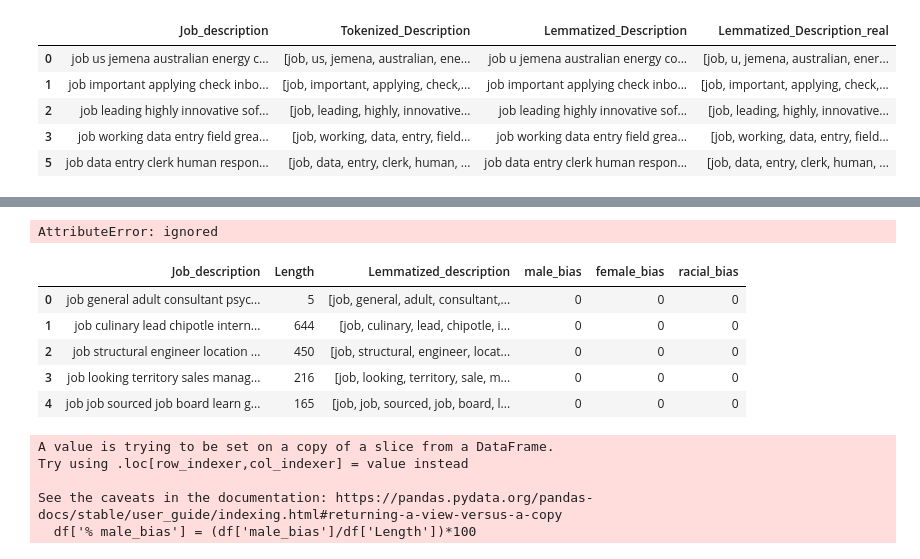
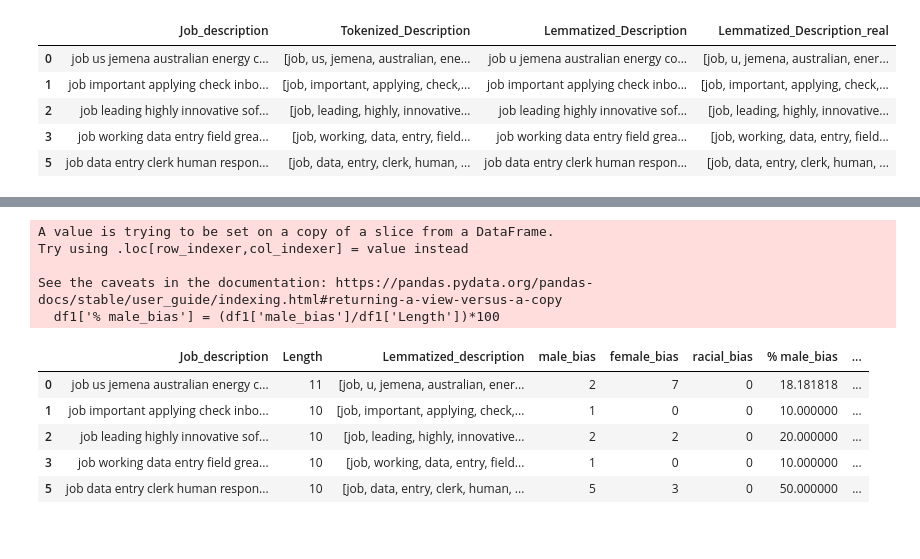
Before and after one commit to shfarhaan/EquiJob, a Jupyter notebook: Equijob_EDA.ipynb, the cells around one changed output, grey strips where cells are left out. Cells and saved outputs as stored; diff of their text form; code cells hidden in the pictures.

```diff
--- a/Equijob_EDA.ipynb
+++ b/Equijob_EDA.ipynb
@@ -880,6 +880,6 @@ df['tokenized_digits_stripped_real'] = df['tokenized_digits_stripped'].apply(tok
 df['Length_before'] = [len(df['Lemmatized_Description_real'][i]) for i in df.index]
 df['Length_after'] = [len(df['tokenized_digits_stripped_real'][i]) for i in df.index]
 # %%
-df = df[['Job_description', 'Length_after', 'tokenized_digits_stripped_real']]
+df1 = df[['Job_description', 'Length_after', 'tokenized_digits_stripped_real']]
 # %%
-df.rename(columns={'Length_after' : 'Length', 'tokenized_digits_stripped_real': 'Lemmatized_description'}, inplace = True)
+df1.rename(columns={'Length_after' : 'Length', 'tokenized_digits_stripped_real': 'Lemmatized_description'}, inplace = True)
@@ -885,0 +900,19 @@ df.rename(columns={'Length_after' : 'Length', 'tokenized_digits_stripped_real':
+# %%
+def bias(text):
+    male_count = 0
+    female_count = 0
+    racial_count = 0
+
+
+    for word in text.split():
+        if word in masculine:
+            male_count += 1
+        if word in feminine:
+            female_count += 1
+        if word in racial:
+            racial_count +=1
+
+    return pd.Series({'male_bias': male_count, 'female_bias': female_count, 'racial_bias' : racial_count})
+
+# Apply the bias function to each row and update 'male_bias' and 'female_bias' columns
+df1[['male_bias', 'female_bias', 'racial_bias']] = df['Lemmatized_Description'].apply(bias)
@@ -895,40 +944,19 @@ df.head()
-# %%
-def bias(text):
-    male_count = 0
-    female_count = 0
-    racial_count = 0
-
-
-    for word in text.split():
-        if word in masculine:
-            male_count += 1
-        if word in feminine:
-            female_count += 1
-        if word in racial:
-            racial_count +=1
-
-    return pd.Series({'male_bias': male_count, 'female_bias': female_count, 'racial_bias' : racial_count})
-
-# Apply the bias function to each row and update 'male_bias' and 'female_bias' columns
-df[['male_bias', 'female_bias', 'racial_bias']] = df['Lemmatized_description'].apply(bias)
-# %% [output]
-AttributeError: ignored
+# %%
+df1['% male_bias'] = (df1['male_bias']/df1['Length'])*100
+df1['% female_bias'] = (df1['female_bias']/df1['Length'])*100
+df1['% racial_bias'] = (df1['racial_bias']/df1['Length'])*100
+# %% [output]
+A value is trying to be set on a copy of a slice from a DataFrame.
+Try using .loc[row_indexer,col_indexer] = value instead
+
+See the caveats in the documentation: https://pandas.pydata.org/pandas-docs/stable/user_guide/indexing.html#returning-a-view-versus-a-copy
+  df1['% male_bias'] = (df1['male_bias']/df1['Length'])*100
 # %%
-df.head()
+df1.head()
 # %% [output]
-|  | Job_description | Length | Lemmatized_description | male_bias | female_bias | racial_bias |
-| 0 | job general adult consultant psyc... | 5 | [job, general, adult, consultant,... | 0 | 0 | 0 |
-| 1 | job culinary lead chipotle intern... | 644 | [job, culinary, lead, chipotle, i... | 0 | 0 | 0 |
-| 2 | job structural engineer location ... | 450 | [job, structural, engineer, locat... | 0 | 0 | 0 |
-| 3 | job looking territory sales manag... | 216 | [job, looking, territory, sale, m... | 0 | 0 | 0 |
-| 4 | job job sourced job board learn g... | 165 | [job, job, sourced, job, board, l... | 0 | 0 | 0 |
+|  | Job_description | Length | Lemmatized_description | male_bias | female_bias | racial_bias | % male_bias | ... |
+| 0 | job us jemena australian energy c... | 11 | [job, u, jemena, australian, ener... | 2 | 7 | 0 | 18.181818 | ... |
+| 1 | job important applying check inbo... | 10 | [job, important, applying, check,... | 1 | 0 | 0 | 10.000000 | ... |
+| 2 | job leading highly innovative sof... | 10 | [job, leading, highly, innovative... | 2 | 2 | 0 | 20.000000 | ... |
+| 3 | job working data entry field grea... | 10 | [job, working, data, entry, field... | 1 | 0 | 0 | 10.000000 | ... |
+| 5 | job data entry clerk human respon... | 10 | [job, data, entry, clerk, human, ... | 5 | 3 | 0 | 50.000000 | ... |
-# %%
-df['% male_bias'] = (df['male_bias']/df['Length'])*100
-df['% female_bias'] = (df['female_bias']/df['Length'])*100
-df['% racial_bias'] = (df['racial_bias']/df['Length'])*100
-# %% [output]
-A value is trying to be set on a copy of a slice from a DataFrame.
-Try using .loc[row_indexer,col_indexer] = value instead
-
-See the caveats in the documentation: https://pandas.pydata.org/pandas-docs/stable/user_guide/indexing.html#returning-a-view-versus-a-copy
-  df['% male_bias'] = (df['male_bias']/df['Length'])*100
```
Also changed, not shown: parts of 16 cells of this notebook.
